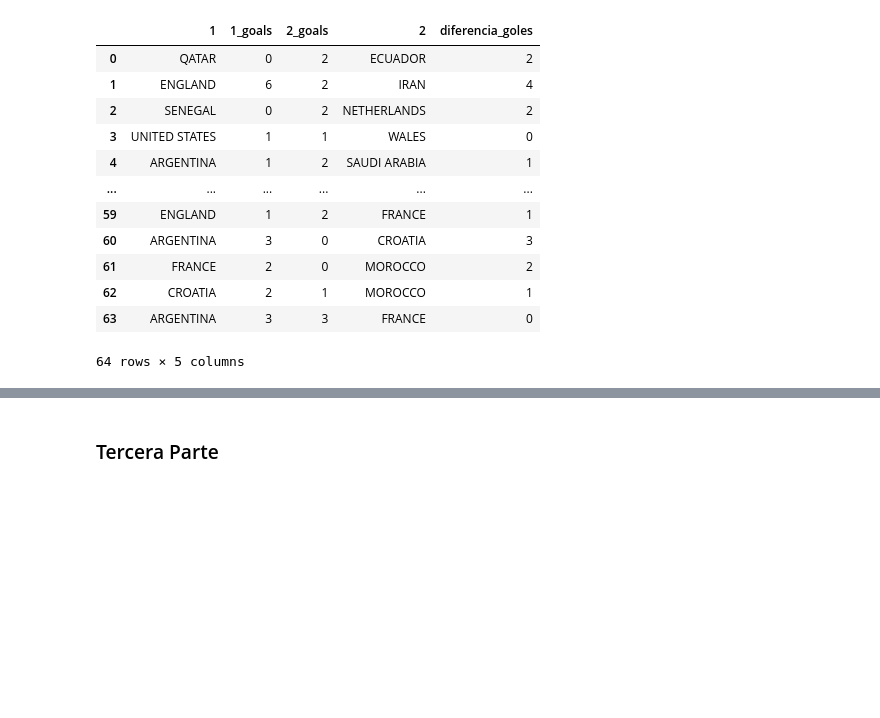
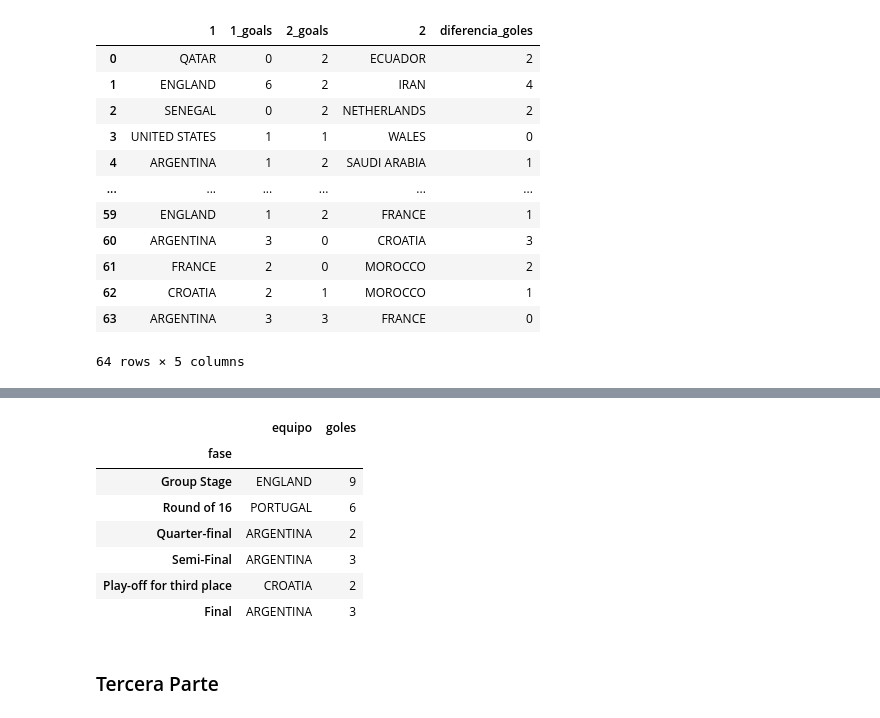
Before and after one commit to santiwinny/tecnologias-emergentes-4d-mundial-qatar-2022-mundial-qatar-2022, a Jupyter notebook: mundial_qatar_2022.ipynb, the cells around one changed output, grey strips where cells are left out. Drawn from its saved outputs; the diff is of its cells as text; code cells hidden in the pictures; blank space fills up the shorter version.

```diff
--- a/mundial_qatar_2022.ipynb
+++ b/mundial_qatar_2022.ipynb
@@ -319,3 +332,25 @@ mundial[["1", "1_goals", "2_goals", "2", "diferencia_goles"]]
+# %%
+# En cada fase del mundial, cual fue el equipo que hizo mas goles?
+# Completar
+local = mundial[["group", "1", "1_goals"]].rename(columns={"1": "equipo", "1_goals": "goles"})
+visitante = mundial[["group", "2", "2_goals"]].rename(columns={"2": "equipo", "2_goals": "goles"})
+todos = pd.concat([local, visitante])
+todos["fase"] = todos["group"].apply(lambda g: "Group Stage" if g.startswith("Group") else g)
+
+orden = ["Group Stage", "Round of 16", "Quarter-final", "Semi-Final", "Play-off for third place", "Final"]
+goles_fase = todos.groupby(["fase", "equipo"])["goles"].sum().reset_index()
+idx = goles_fase.groupby("fase")["goles"].idxmax()
+resultado = goles_fase.loc[idx].set_index("fase").loc[orden]
+resultado
+# %% [output]
+|  | equipo | goles |
+| fase |  |  |
+| Group Stage | ENGLAND | 9 |
+| Round of 16 | PORTUGAL | 6 |
+| Quarter-final | ARGENTINA | 2 |
+| Semi-Final | ARGENTINA | 3 |
+| Play-off for third place | CROATIA | 2 |
+| Final | ARGENTINA | 3 |
 # %% [markdown]
 ### Tercera Parte
 # %%
```
Also changed, not shown: parts of 3 cells of this notebook.
